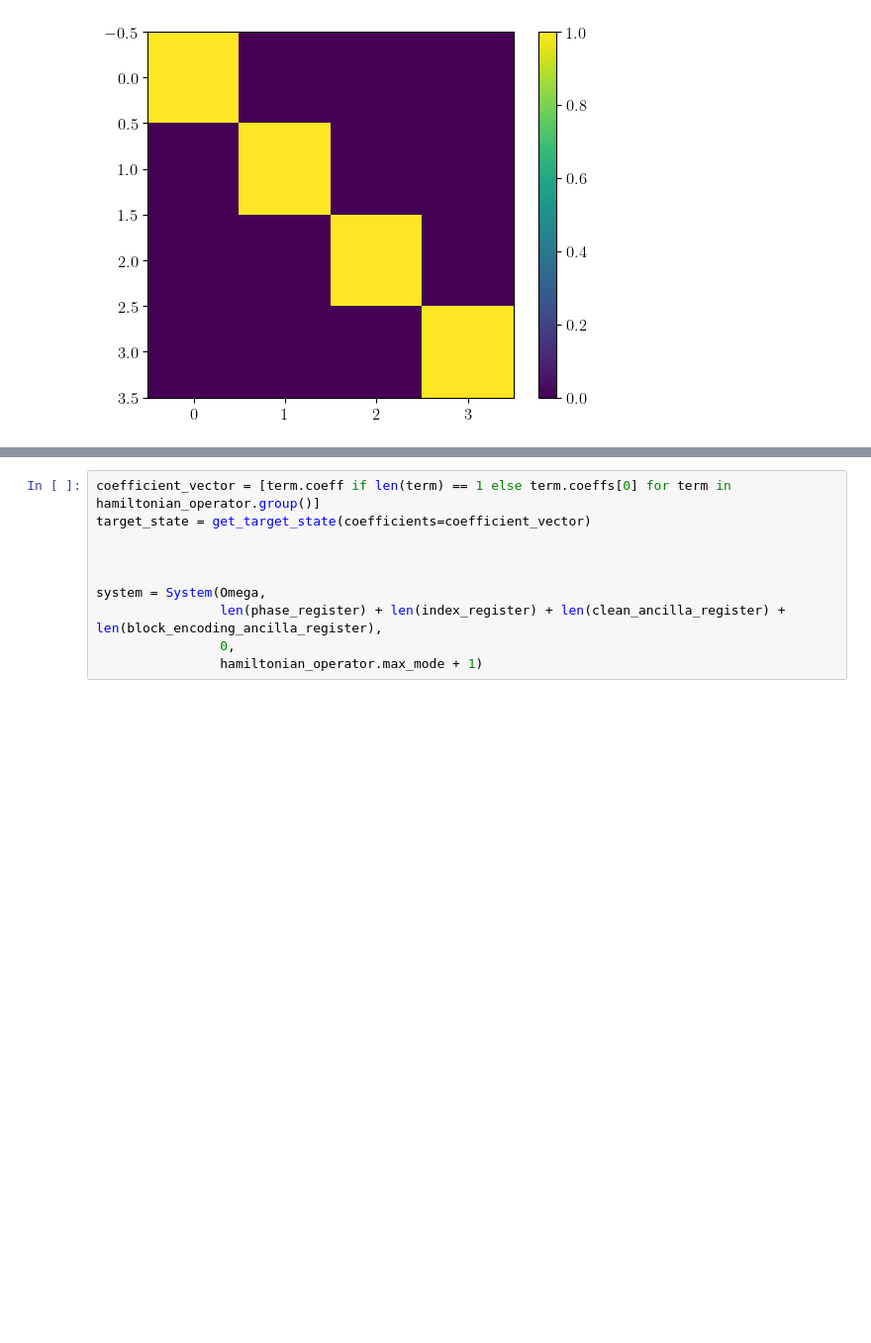
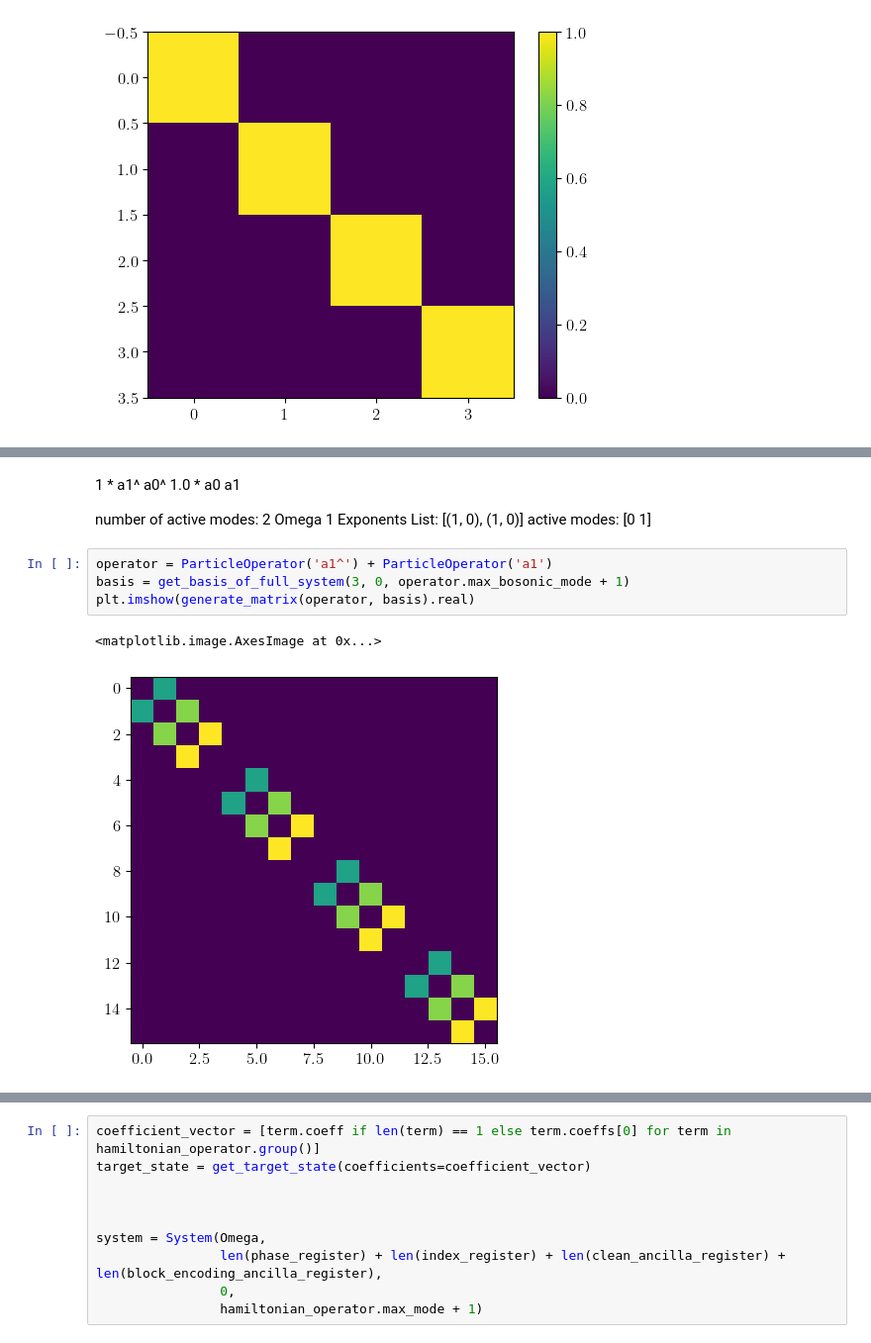
Before and after one commit to Tufts-QIQC/LOBE, a Jupyter notebook: notebooks/bosonic_lwo.ipynb, the cells around one changed output, grey strips where cells are left out. Shown: that part at 99% size. Cells and saved outputs as stored; diff of their text form; blank space fills up the shorter version.

```diff
--- a/notebooks/bosonic_lwo.ipynb
+++ b/notebooks/bosonic_lwo.ipynb
@@ -224,0 +244,15 @@ plt.colorbar()
+# %% [markdown]
+ 1 * a1^ a0^
+1.0 * a0 a1
+
+number of active modes: 2
+Omega 1
+Exponents List: [(1, 0), (1, 0)]
+active modes: [0 1]
+# %%
+operator = ParticleOperator('a1^') + ParticleOperator('a1')
+basis = get_basis_of_full_system(3, 0, operator.max_bosonic_mode + 1)
+plt.imshow(generate_matrix(operator, basis).real)
+# %% [output]
+<matplotlib.image.AxesImage at 0x...>
+[figure, added]
```
Also changed, not shown: parts of 11 cells of this notebook, 2 other files.
